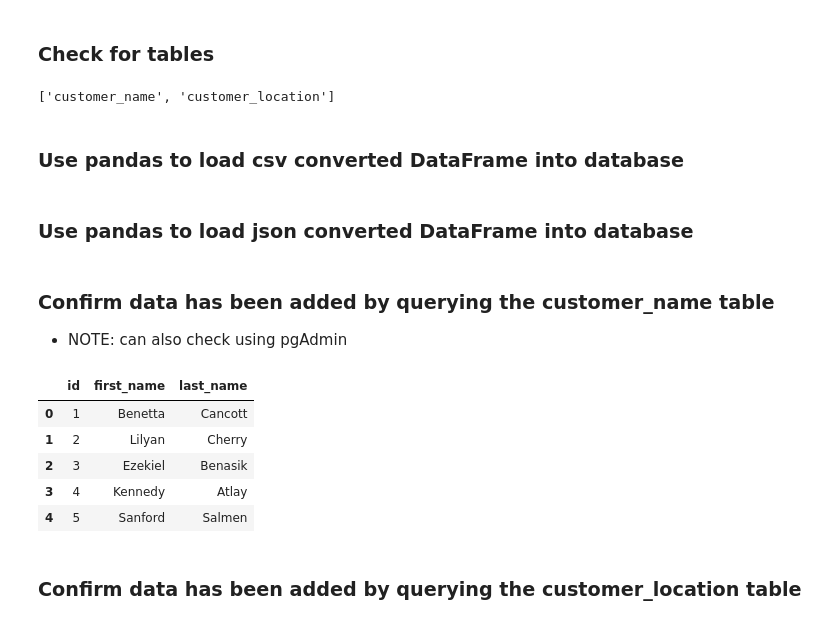
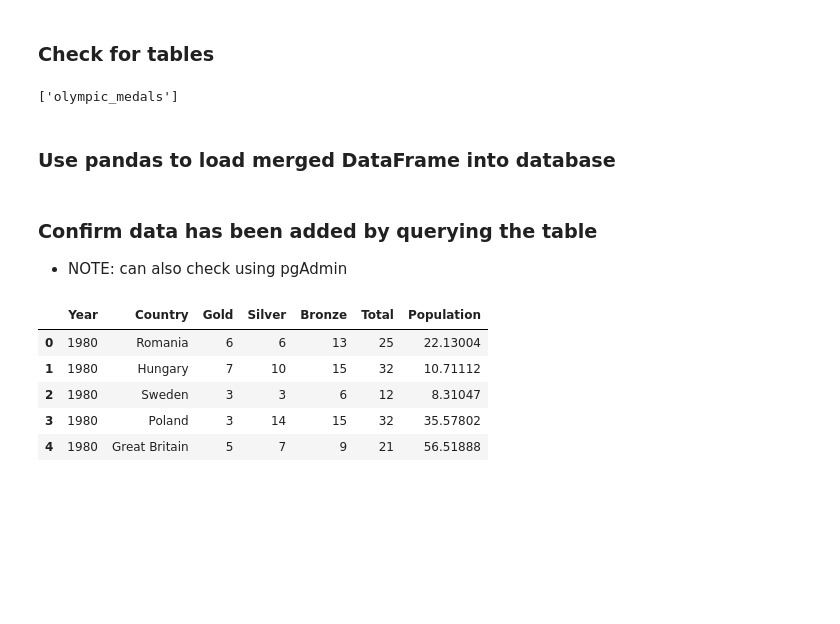
Before and after one commit to VTNoble/Population-vs-OlympicMedals, a Jupyter notebook: data_etl.ipynb, the cells around one changed output. Cells and saved outputs as stored; diff of their text form; code cells hidden in the pictures; blank space fills up the shorter version.

```diff
--- a/data_etl.ipynb
+++ b/data_etl.ipynb
@@ -67,16 +381,16 @@ protocol = 'postgresql'
 username = 'postgres'
 password = 'admin'
 host = 'localhost'
-port = 5432
-database_name = 'customer_db'
-rds_connection_string = f'{protocol}://{username}:{password}@{host}:{port}/{database_name}'
+#port = 5432
+database_name = 'olympics_db'
+rds_connection_string = f'{protocol}://{username}:{password}@{host}/{database_name}'
 engine = create_engine(rds_connection_string)
 # %% [markdown]
 ### Check for tables
 # %%
 engine.table_names()
 # %% [output]
-['customer_name', 'customer_location']
+['olympic_medals']
 # %% [markdown]
-### Use pandas to load csv converted DataFrame into database
+### Use pandas to load merged DataFrame into database
 # %%
@@ -84,2 +397,0 @@ new_customer_data_df.to_sql(name='customer_name', con=engine, if_exists='replace
-# %% [markdown]
-### Use pandas to load json converted DataFrame into database
@@ -88,14 +398,12 @@ new_customer_location_df.to_sql(name='customer_location', con=engine, if_exists=
 # %% [markdown]
-### Confirm data has been added by querying the customer_name table
+### Confirm data has been added by querying the table
 * NOTE: can also check using pgAdmin
 # %%
-pd.read_sql_query('select * from customer_name', con=engine).head()
+pd.read_sql_query('select * from olympic_medals', con=engine).head()
 # %% [output]
-|  | id | first_name | last_name |
-| 0 | 1 | Benetta | Cancott |
-| 1 | 2 | Lilyan | Cherry |
-| 2 | 3 | Ezekiel | Benasik |
-| 3 | 4 | Kennedy | Atlay |
-| 4 | 5 | Sanford | Salmen |
+|  | Year | Country | Gold | Silver | Bronze | Total | Population |
+| 0 | 1980 | Romania | 6 | 6 | 13 | 25 | 22.13004 |
+| 1 | 1980 | Hungary | 7 | 10 | 15 | 32 | 10.71112 |
+| 2 | 1980 | Sweden | 3 | 3 | 6 | 12 | 8.31047 |
+| 3 | 1980 | Poland | 3 | 14 | 15 | 32 | 35.57802 |
+| 4 | 1980 | Great Britain | 5 | 7 | 9 | 21 | 56.51888 |
-# %% [markdown]
-### Confirm data has been added by querying the customer_location table
```
Also changed, not shown: parts of 43 cells of this notebook, 1 other file.
